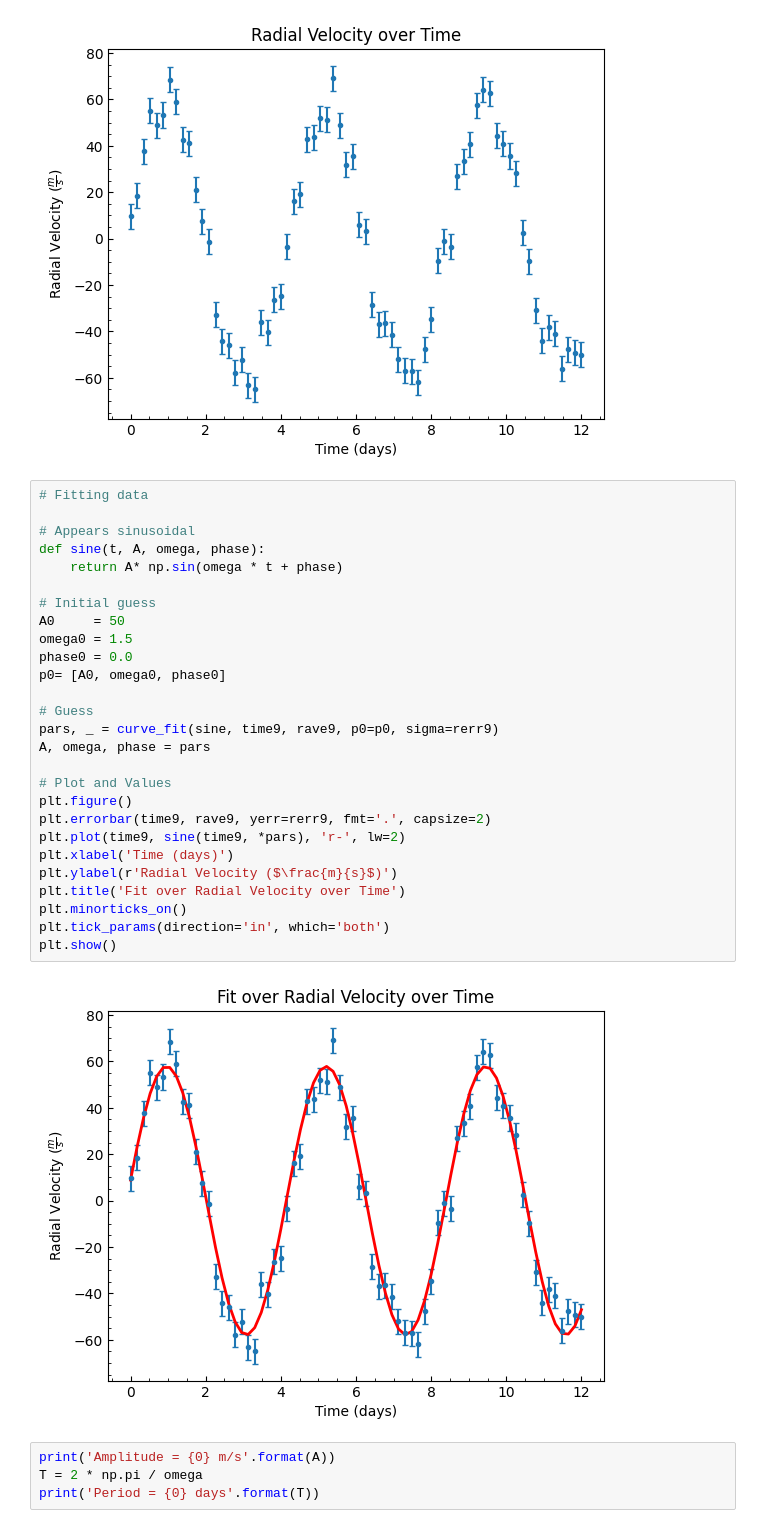
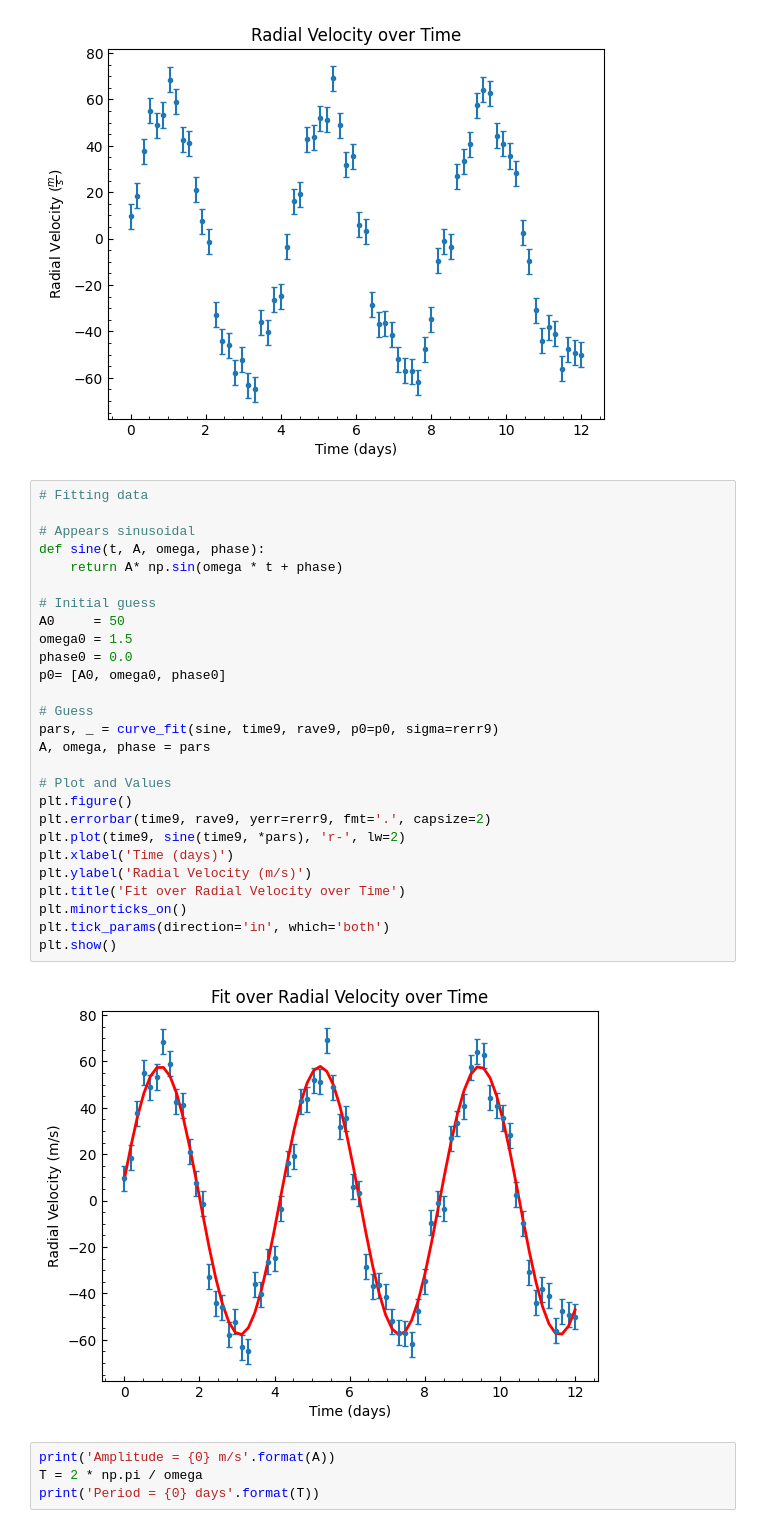
Before and after one commit to amedina695/lectures_git, a Jupyter notebook: midterm/Midterm_F25-classroom.ipynb, the cells around one changed output. Cells and saved outputs as stored; diff of their text form.

```diff
--- a/midterm/Midterm_F25-classroom.ipynb
+++ b/midterm/Midterm_F25-classroom.ipynb
@@ -890,32 +936,32 @@ plt.show()
 # %%
 # Fitting data
 
 # Appears sinusoidal
 def sine(t, A, omega, phase):
     return A* np.sin(omega * t + phase)
 
 # Initial guess
 A0     = 50
 omega0 = 1.5
 phase0 = 0.0
 p0= [A0, omega0, phase0]
 
 # Guess
 pars, _ = curve_fit(sine, time9, rave9, p0=p0, sigma=rerr9)
 A, omega, phase = pars
 
 # Plot and Values
 plt.figure()
 plt.errorbar(time9, rave9, yerr=rerr9, fmt='.', capsize=2)
 plt.plot(time9, sine(time9, *pars), 'r-', lw=2)
 plt.xlabel('Time (days)')
-plt.ylabel(r'Radial Velocity ($\frac{m}{s}$)')
+plt.ylabel('Radial Velocity (m/s)')
 plt.title('Fit over Radial Velocity over Time')
 plt.minorticks_on()
 plt.tick_params(direction='in', which='both')
 plt.show()
 # %% [output]
-[figure, old version]
+[figure, new version]
 # %%
 print('Amplitude = {0} m/s'.format(A))
 T = 2 * np.pi / omega
```
Also changed, not shown: parts of 17 cells of this notebook, 3 other files.
